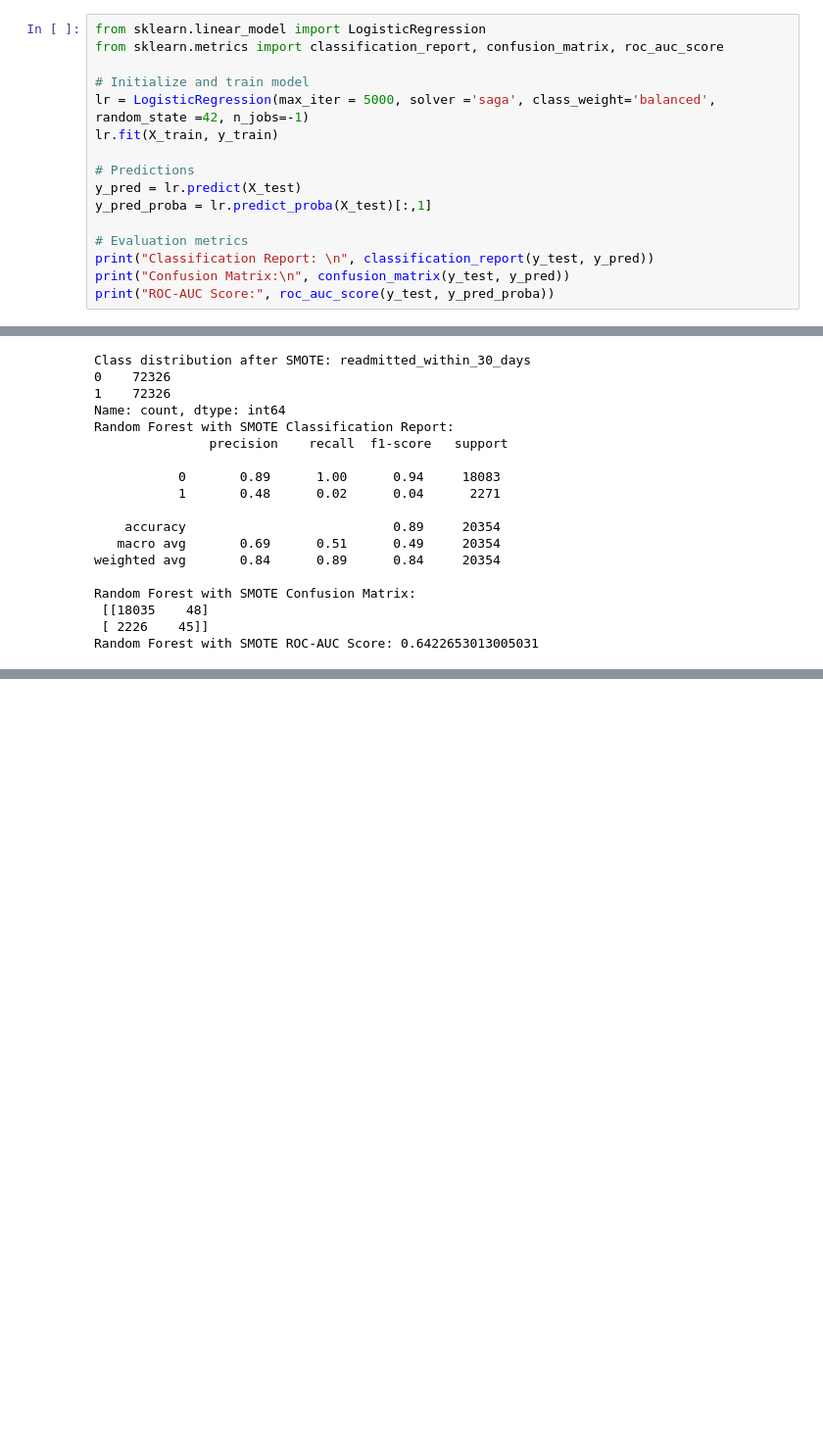
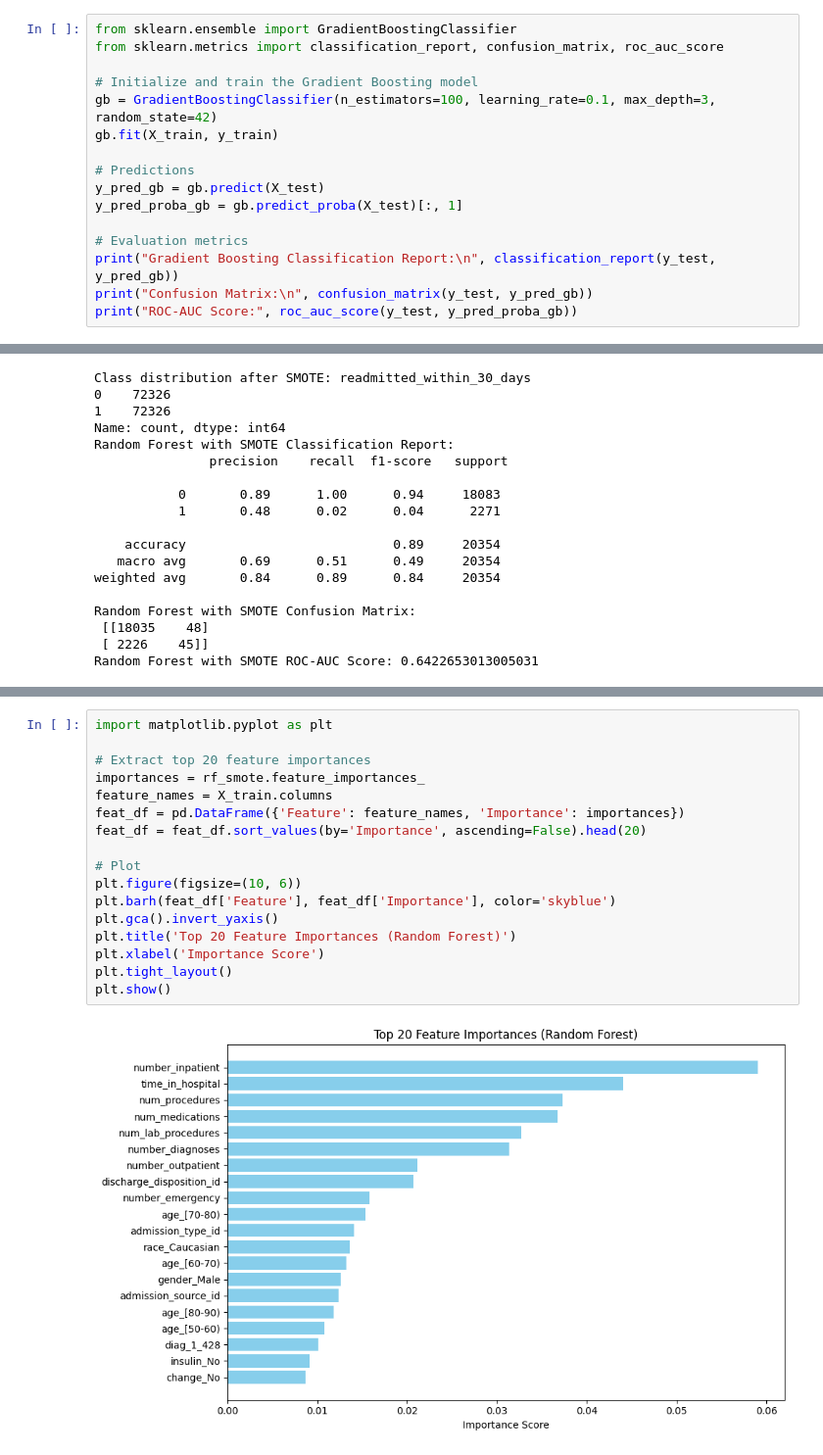
Before and after one commit to Darshan-Deepak/Patient-Readmission-Prediction, a Jupyter notebook: Patient.ipynb, the cells around one changed output, grey strips where cells are left out. Shown at 98% size. Drawn from its saved outputs; the diff is of its cells as text; blank space fills up the shorter version.

```diff
--- a/Patient.ipynb
+++ b/Patient.ipynb
@@ -304,19 +304,19 @@ Test shape: (20354, 2397)
 # %% [markdown]
 ### Logistic Regression
 # %%
-from sklearn.linear_model import LogisticRegression
+from sklearn.ensemble import GradientBoostingClassifier
 from sklearn.metrics import classification_report, confusion_matrix, roc_auc_score
 
-# Initialize and train model
-lr = LogisticRegression(max_iter = 5000, solver ='saga', class_weight='balanced', random_state =42, n_jobs=-1)
-lr.fit(X_train, y_train)
+# Initialize and train the Gradient Boosting model
+gb = GradientBoostingClassifier(n_estimators=100, learning_rate=0.1, max_depth=3, random_state=42)
+gb.fit(X_train, y_train)
 
 # Predictions
-y_pred = lr.predict(X_test)
-y_pred_proba = lr.predict_proba(X_test)[:,1]
+y_pred_gb = gb.predict(X_test)
+y_pred_proba_gb = gb.predict_proba(X_test)[:, 1]
 
 # Evaluation metrics
-print("Classification Report: \n", classification_report(y_test, y_pred))
-print("Confusion Matrix:\n", confusion_matrix(y_test, y_pred))
-print("ROC-AUC Score:", roc_auc_score(y_test, y_pred_proba))
+print("Gradient Boosting Classification Report:\n", classification_report(y_test, y_pred_gb))
+print("Confusion Matrix:\n", confusion_matrix(y_test, y_pred_gb))
+print("ROC-AUC Score:", roc_auc_score(y_test, y_pred_proba_gb))
 # %% [output]
@@ -411,0 +427,19 @@ Random Forest with SMOTE ROC-AUC Score: 0.6422653013005031
+# %%
+import matplotlib.pyplot as plt
+
+# Extract top 20 feature importances
+importances = rf_smote.feature_importances_
+feature_names = X_train.columns
+feat_df = pd.DataFrame({'Feature': feature_names, 'Importance': importances})
+feat_df = feat_df.sort_values(by='Importance', ascending=False).head(20)
+
+# Plot
+plt.figure(figsize=(10, 6))
+plt.barh(feat_df['Feature'], feat_df['Importance'], color='skyblue')
+plt.gca().invert_yaxis()
+plt.title('Top 20 Feature Importances (Random Forest)')
+plt.xlabel('Importance Score')
+plt.tight_layout()
+plt.show()
+# %% [output]
+[figure, added]
```
Also changed, not shown: parts of 2 cells of this notebook, 3 other files.
